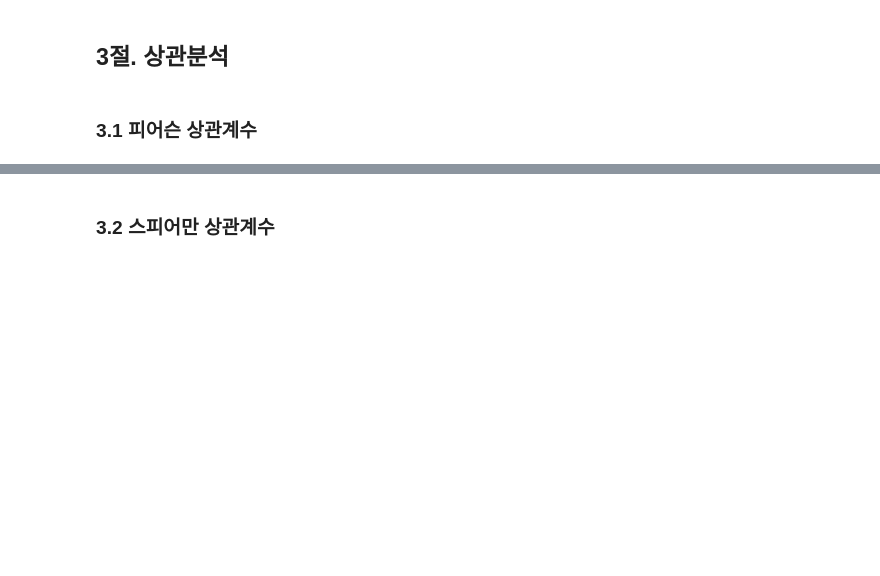
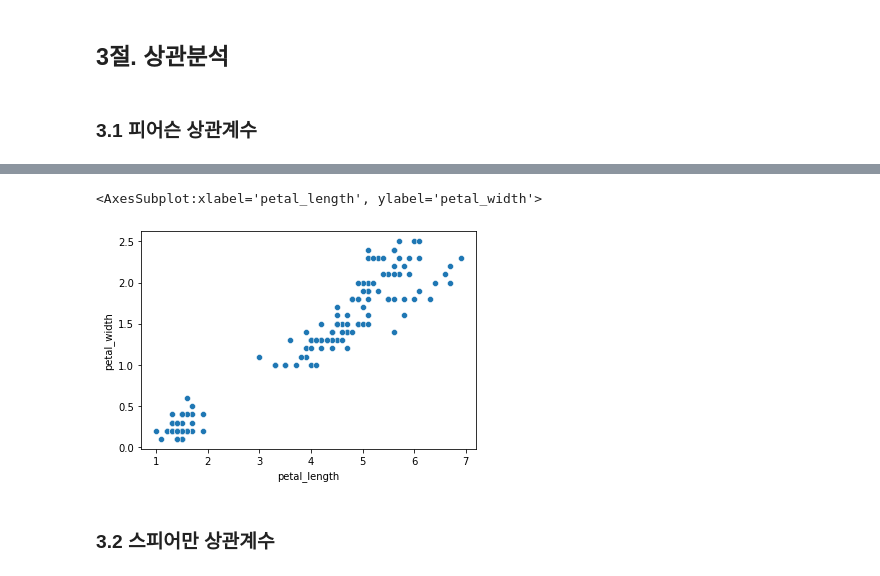
Before and after one commit to lucio-karin0506/SaltLux-Project, a Jupyter notebook: Machine Learning/Machine learning lecture/2장. 회귀분석.ipynb, the cells around one changed output, grey strips where cells are left out. Cells and saved outputs as stored; diff of their text form; code cells hidden in the pictures; blank space fills up the shorter version.

```diff
--- a/Machine Learning/Machine learning lecture/2장. 회귀분석.ipynb
+++ b/Machine Learning/Machine learning lecture/2장. 회귀분석.ipynb
@@ -74,2 +102,10 @@ plt.show()
+# %%
+import warnings
+warnings.filterwarnings('ignore')
+
+sns.scatterplot(iris.petal_length, iris.petal_width)
+# %% [output]
+<AxesSubplot:xlabel='petal_length', ylabel='petal_width'>
+[figure, added]
 # %% [markdown]
 ### 3.2 스피어만 상관계수
```
Also changed, not shown: parts of 19 cells of this notebook.
